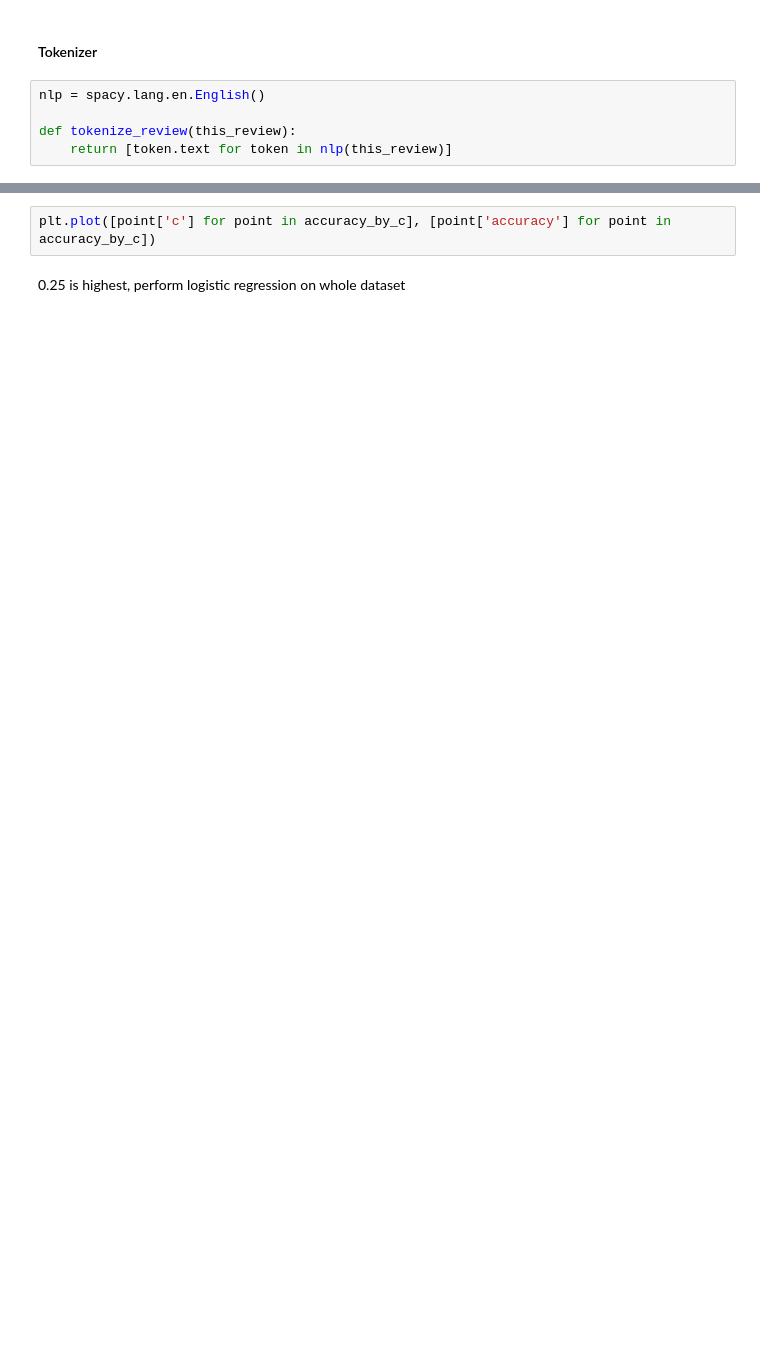
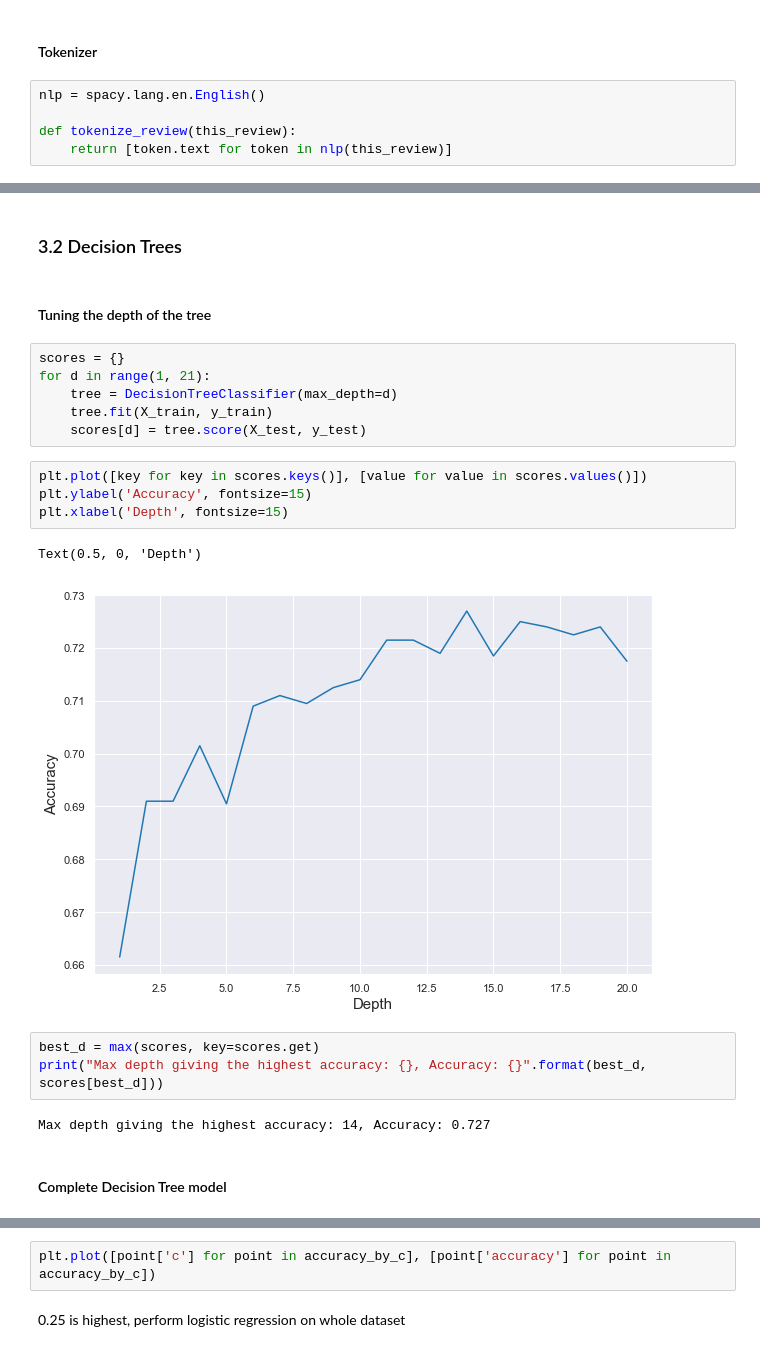
Before and after one commit to SylvainLosey/DMML2019_Team_Orange, a Jupyter notebook: code/2_analysis.ipynb, the cells around one changed output, grey strips where cells are left out. Cells and saved outputs as stored; diff of their text form; blank space fills up the shorter version.

```diff
--- a/code/2_analysis.ipynb
+++ b/code/2_analysis.ipynb
@@ -69,0 +171,24 @@ def tokenize_review(this_review):
+# %% [markdown]
+### 3.2 Decision Trees
+# %% [markdown]
+#### Tuning the depth of the tree
+# %%
+scores = {}
+for d in range(1, 21):
+    tree = DecisionTreeClassifier(max_depth=d)
+    tree.fit(X_train, y_train)
+    scores[d] = tree.score(X_test, y_test)
+# %%
+plt.plot([key for key in scores.keys()], [value for value in scores.values()])
+plt.ylabel('Accuracy', fontsize=15)
+plt.xlabel('Depth', fontsize=15)
+# %% [output]
+Text(0.5, 0, 'Depth')
+[figure, added]
+# %%
+best_d = max(scores, key=scores.get)
+print("Max depth giving the highest accuracy: {}, Accuracy: {}".format(best_d, scores[best_d]))
+# %% [output]
+Max depth giving the highest accuracy: 14, Accuracy: 0.727
+# %% [markdown]
+#### Complete Decision Tree model
```
Also changed, not shown: parts of 66 cells of this notebook, 2 other files.
